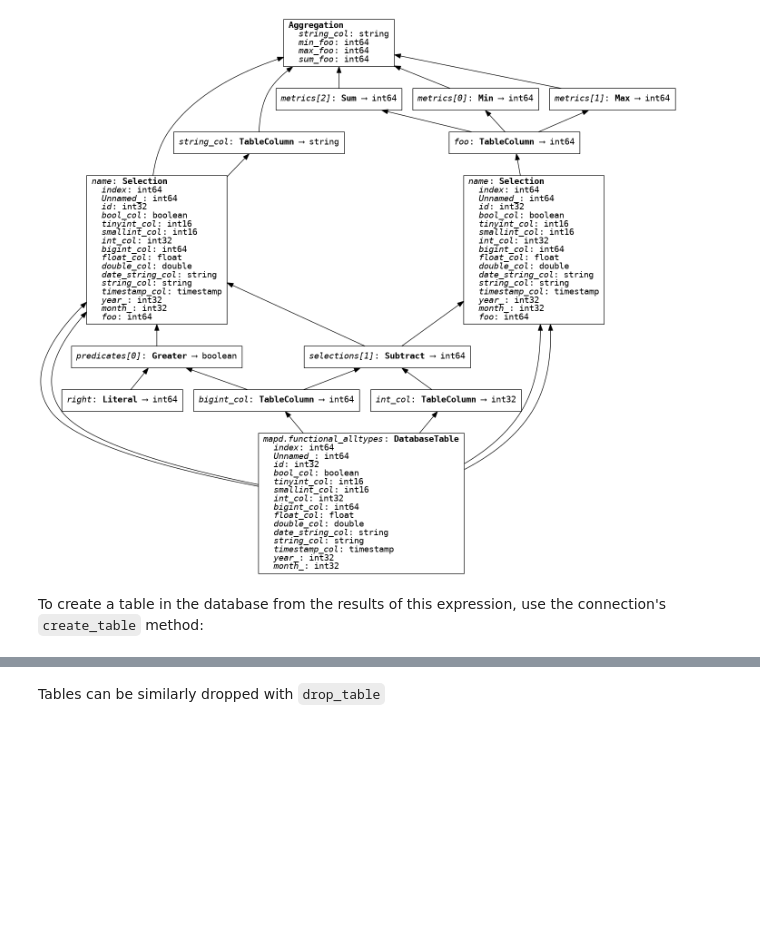
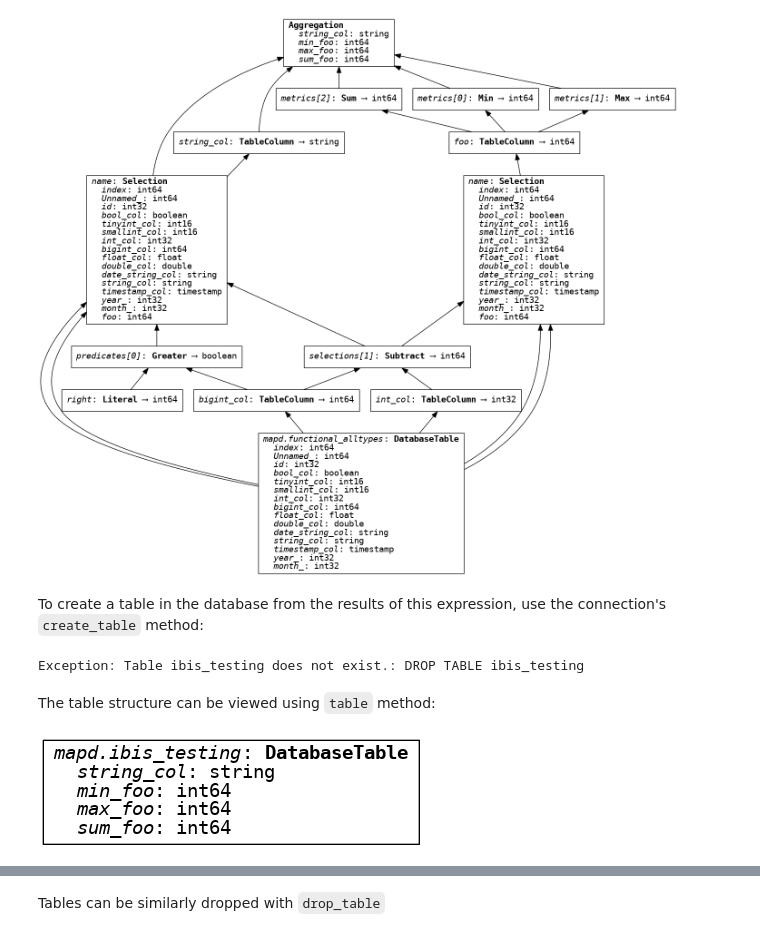
Before and after one commit to Quansight/ibis-mapd-tutorials, a Jupyter notebook: settings/5-IO-Create-Insert-External-Data.ipynb, the cells around one changed output, grey strips where cells are left out. Drawn from its saved outputs; the diff is of its cells as text; code cells hidden in the pictures; blank space fills up the shorter version.

```diff
--- a/settings/5-IO-Create-Insert-External-Data.ipynb
+++ b/settings/5-IO-Create-Insert-External-Data.ipynb
@@ -72,11 +78,16 @@ expr
 To create a table in the database from the results of this expression, use the connection's `create_table` method:
 # %%
 try:
-    con.drop_table('testing_table', database='mapd');
+    con.drop_table('ibis_testing', database='mapd');
 except Exception as e:
     print(e)
 
-try:
-    con.create_table('testing_table', expr, database='mapd');
-except Exception as e:
-    print(e)
+con.create_table('ibis_testing', expr, database='mapd');
+# %% [output]
+Exception: Table ibis_testing does not exist.: DROP TABLE ibis_testing
+# %% [markdown]
+The table structure can be viewed using `table` method:
+# %%
+con.table('ibis_testing', database='mapd')
+# %% [output]
+[figure, added]
```
Also changed, not shown: parts of 87 cells of this notebook.
